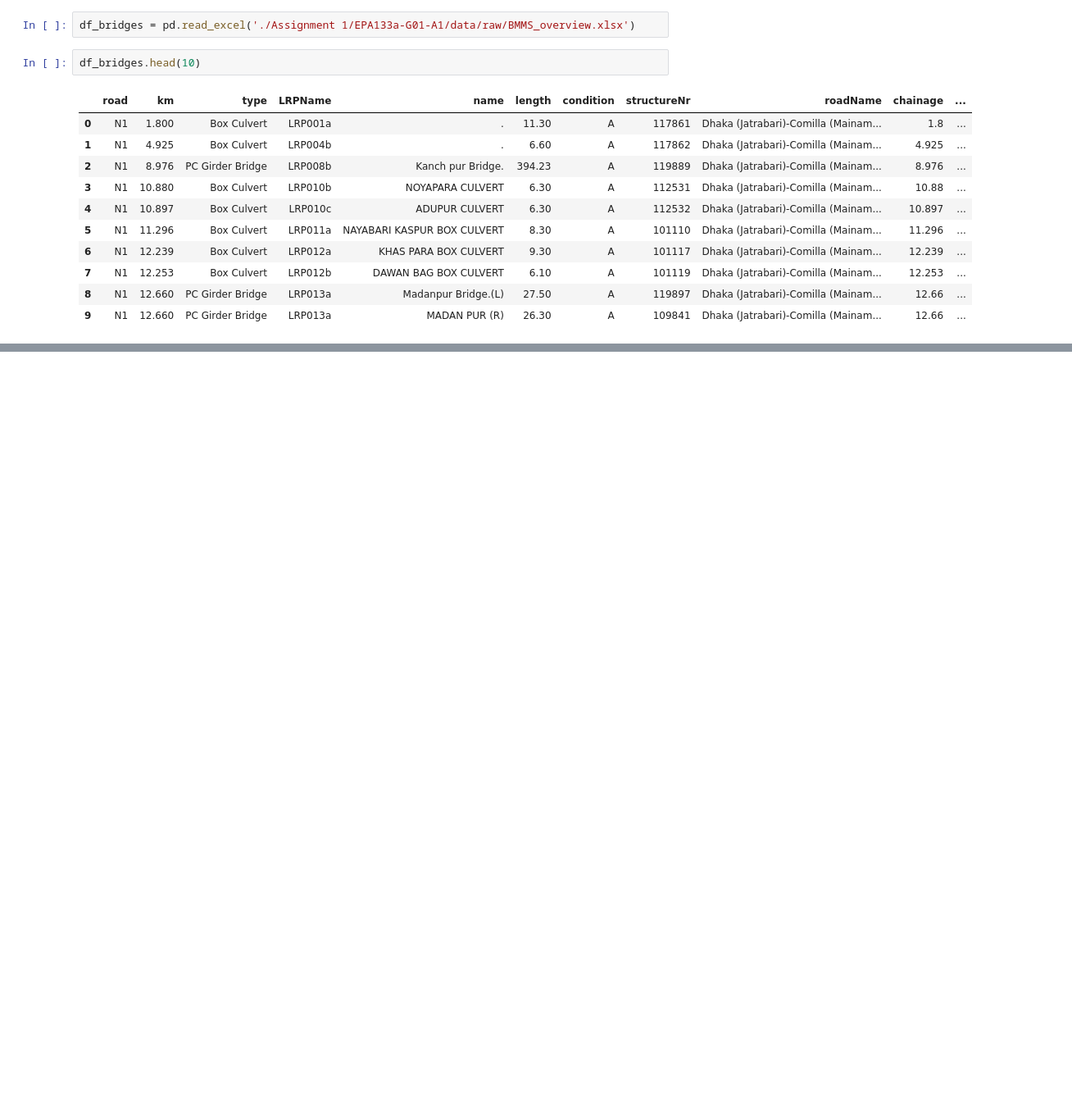
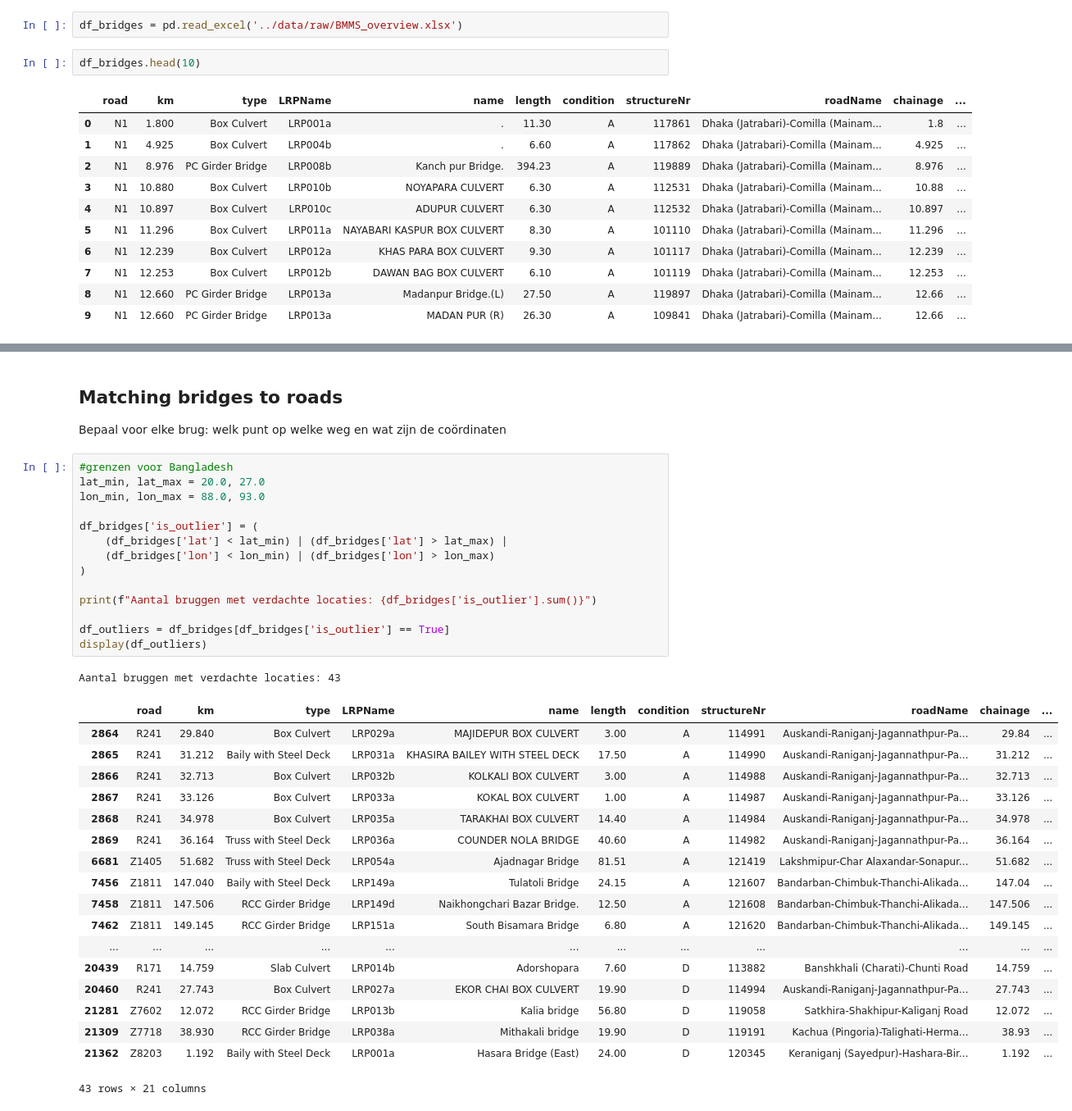
Before and after one commit to nielsvdd42/EPA133A-Advanced-Simulation-Group-1, a Jupyter notebook: Assignment 1/EPA133a-G01-A1/notebook/bridges_test.ipynb, the cells around one changed output, grey strips where cells are left out. Shown at 82% size. Cells and saved outputs as stored; diff of their text form; blank space fills up the shorter version.

Commit message:
bridges testen  buiten landsgrenzen

```diff
--- a/Assignment 1/EPA133a-G01-A1/notebook/bridges_test.ipynb
+++ b/Assignment 1/EPA133a-G01-A1/notebook/bridges_test.ipynb
@@ -8,5 +8,5 @@ c:\Users\mirte\OneDrive - Delft University of Technology\Master EPA\Quarter 3\EP
 # %%
-df_bridges = pd.read_excel('./Assignment 1/EPA133a-G01-A1/data/raw/BMMS_overview.xlsx')
+df_bridges = pd.read_excel('../data/raw/BMMS_overview.xlsx')
 # %%
 df_bridges.head(10)
 # %% [output]
@@ -23,0 +81,37 @@ df_bridges.head(10)
+# %% [markdown]
+## Matching bridges to roads
+Bepaal voor elke brug: welk punt op welke weg en wat zijn de coördinaten
+# %%
+#grenzen voor Bangladesh
+lat_min, lat_max = 20.0, 27.0
+lon_min, lon_max = 88.0, 93.0
+
+df_bridges['is_outlier'] = (
+    (df_bridges['lat'] < lat_min) | (df_bridges['lat'] > lat_max) |
+    (df_bridges['lon'] < lon_min) | (df_bridges['lon'] > lon_max)
+)
+
+print(f"Aantal bruggen met verdachte locaties: {df_bridges['is_outlier'].sum()}")
+
+df_outliers = df_bridges[df_bridges['is_outlier'] == True]
+display(df_outliers)
+# %% [output]
+Aantal bruggen met verdachte locaties: 43
+|  | road | km | type | LRPName | name | length | condition | structureNr | roadName | chainage | ... |
+| 2864 | R241 | 29.840 | Box Culvert | LRP029a | MAJIDEPUR BOX CULVERT | 3.00 | A | 114991 | Auskandi-Raniganj-Jagannathpur-Pa... | 29.84 | ... |
+| 2865 | R241 | 31.212 | Baily with Steel Deck | LRP031a | KHASIRA BAILEY WITH STEEL DECK | 17.50 | A | 114990 | Auskandi-Raniganj-Jagannathpur-Pa... | 31.212 | ... |
+| 2866 | R241 | 32.713 | Box Culvert | LRP032b | KOLKALI BOX CULVERT | 3.00 | A | 114988 | Auskandi-Raniganj-Jagannathpur-Pa... | 32.713 | ... |
+| 2867 | R241 | 33.126 | Box Culvert | LRP033a | KOKAL BOX CULVERT | 1.00 | A | 114987 | Auskandi-Raniganj-Jagannathpur-Pa... | 33.126 | ... |
+| 2868 | R241 | 34.978 | Box Culvert | LRP035a | TARAKHAI BOX CULVERT | 14.40 | A | 114984 | Auskandi-Raniganj-Jagannathpur-Pa... | 34.978 | ... |
+| 2869 | R241 | 36.164 | Truss with Steel Deck | LRP036a | COUNDER NOLA BRIDGE | 40.60 | A | 114982 | Auskandi-Raniganj-Jagannathpur-Pa... | 36.164 | ... |
+| 6681 | Z1405 | 51.682 | Truss with Steel Deck | LRP054a | Ajadnagar Bridge | 81.51 | A | 121419 | Lakshmipur-Char Alaxandar-Sonapur... | 51.682 | ... |
+| 7456 | Z1811 | 147.040 | Baily with Steel Deck | LRP149a | Tulatoli Bridge | 24.15 | A | 121607 | Bandarban-Chimbuk-Thanchi-Alikada... | 147.04 | ... |
+| 7458 | Z1811 | 147.506 | RCC Girder Bridge | LRP149d | Naikhongchari Bazar Bridge. | 12.50 | A | 121608 | Bandarban-Chimbuk-Thanchi-Alikada... | 147.506 | ... |
+| 7462 | Z1811 | 149.145 | RCC Girder Bridge | LRP151a | South Bisamara Bridge | 6.80 | A | 121620 | Bandarban-Chimbuk-Thanchi-Alikada... | 149.145 | ... |
+| ... | ... | ... | ... | ... | ... | ... | ... | ... | ... | ... | ... |
+| 20439 | R171 | 14.759 | Slab Culvert | LRP014b | Adorshopara | 7.60 | D | 113882 | Banshkhali (Charati)-Chunti Road | 14.759 | ... |
+| 20460 | R241 | 27.743 | Box Culvert | LRP027a | EKOR CHAI BOX CULVERT | 19.90 | D | 114994 | Auskandi-Raniganj-Jagannathpur-Pa... | 27.743 | ... |
+| 21281 | Z7602 | 12.072 | RCC Girder Bridge | LRP013b | Kalia bridge | 56.80 | D | 119058 | Satkhira-Shakhipur-Kaliganj Road | 12.072 | ... |
+| 21309 | Z7718 | 38.930 | RCC Girder Bridge | LRP038a | Mithakali bridge | 19.90 | D | 119191 | Kachua (Pingoria)-Talighati-Herma... | 38.93 | ... |
+| 21362 | Z8203 | 1.192 | Baily with Steel Deck | LRP001a | Hasara Bridge (East) | 24.00 | D | 120345 | Keraniganj (Sayedpur)-Hashara-Bir... | 1.192 | ... |
+43 rows × 21 columns
```
Also changed, not shown: parts of 4 cells of this notebook.
